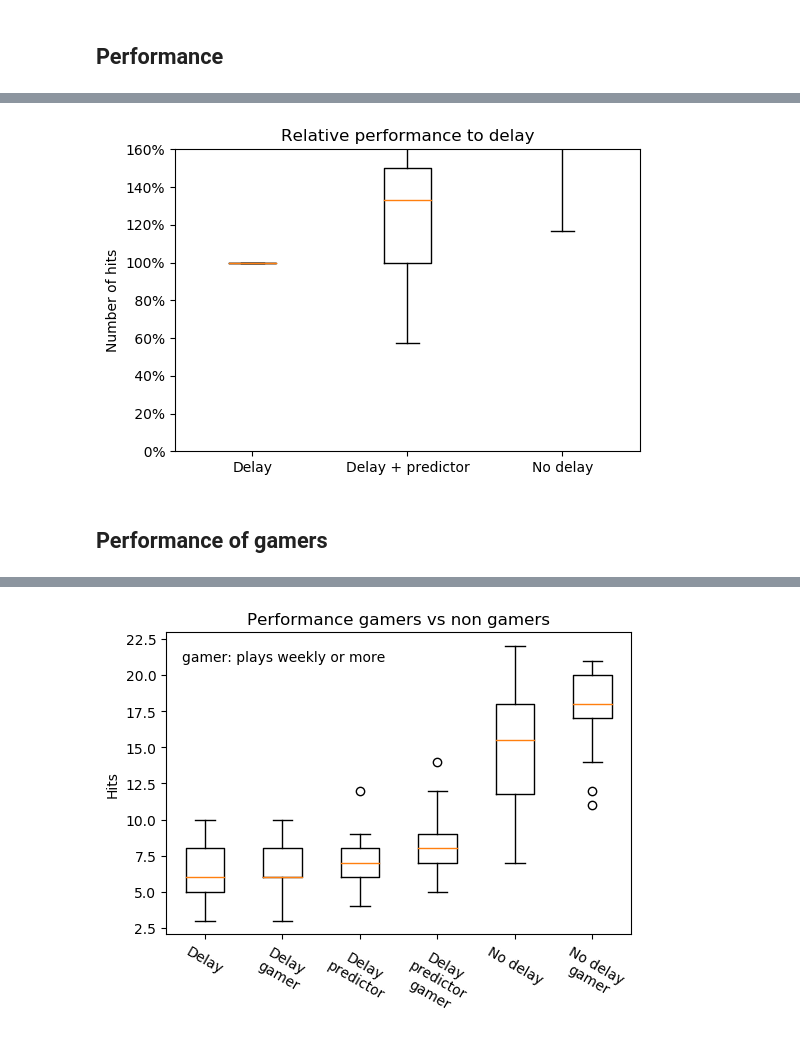
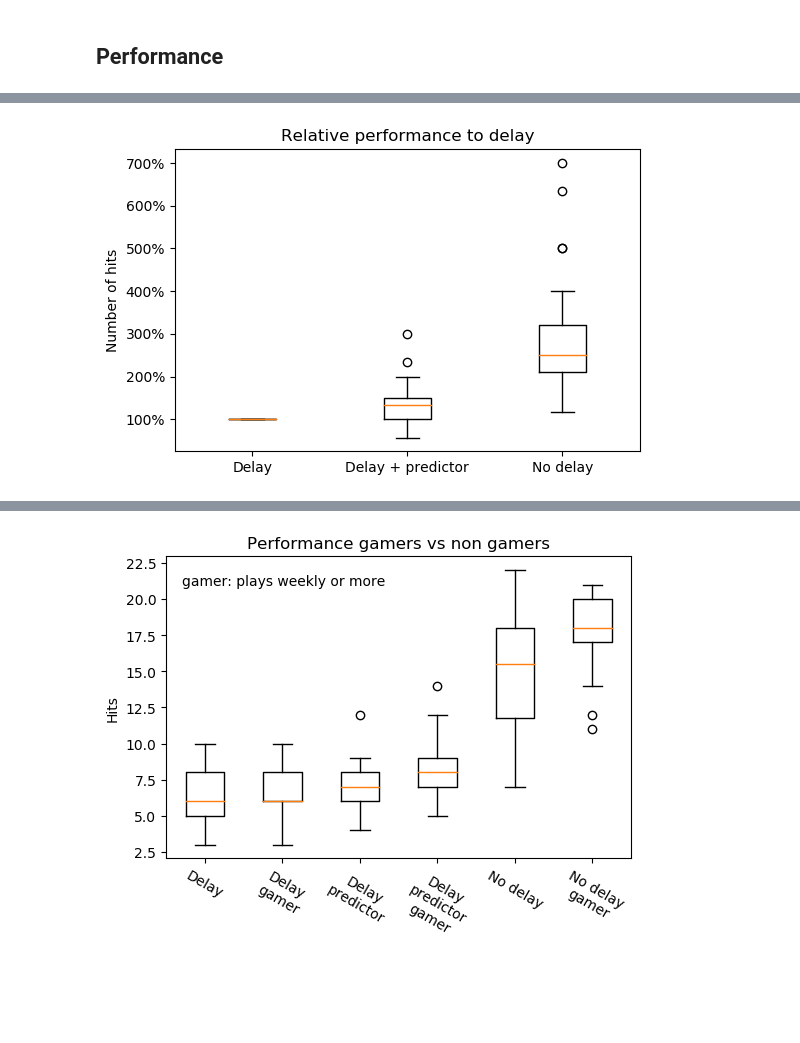
Before and after one commit to martinloland/master_thesis, a Jupyter notebook: data/experiment_data.ipynb, the cells around one changed output, grey strips where cells are left out. Saved outputs shown, nothing was run; the diff lists cells and outputs as text; code cells hidden in the pictures; blank space fills up the shorter version.

Commit message:
graph

```diff
--- a/data/experiment_data.ipynb
+++ b/data/experiment_data.ipynb
@@ -65,16 +67,16 @@ plt.show()
 # %%
-rel = n_hits.astype(float)
-for row in rel:
-    de = row[1]
-    row[0]=row[0]/de
-    row[1]=row[1]/de
-    row[2]=row[2]/de
+# rel = n_hits.astype(float)
+# for row in rel:
+#     de = row[1]
+#     row[0]=row[0]/de
+#     row[1]=row[1]/de
+#     row[2]=row[2]/de
 
-fig, ax = plt.subplots(dpi=100)
-ax.set_title('Relative performance to delay + predictor')
-ax.boxplot(rel)
-ax.xaxis.set_major_formatter(ticker.FuncFormatter(exp_format))
-# ax.set_ylim([0,1.1])
-ax.set_yticklabels(['{:3.0f}%'.format(x*100) for x in ax.get_yticks()])
-plt.ylabel('Number of hits')
-plt.show()
+# fig, ax = plt.subplots(dpi=100)
+# ax.set_title('Relative performance to delay + predictor')
+# ax.boxplot(rel)
+# ax.xaxis.set_major_formatter(ticker.FuncFormatter(exp_format))
+# # ax.set_ylim([0,1.1])
+# ax.set_yticklabels(['{:3.0f}%'.format(x*100) for x in ax.get_yticks()])
+# plt.ylabel('Number of hits')
+# plt.show()
@@ -83,20 +83,18 @@ plt.show()
 # %%
 rel = n_hits.astype(float)
 for row in rel:
     de = row[0]
     row[0]=row[0]/de
     row[1]=row[1]/de
     row[2]=row[2]/de
 
 fig, ax = plt.subplots(dpi=100)
 ax.set_title('Relative performance to delay')
 ax.boxplot(rel)
 ax.xaxis.set_major_formatter(ticker.FuncFormatter(exp_format))
-ax.set_ylim([0,1.6])
+# ax.set_ylim([0,1.6])
 ax.set_yticklabels(['{:3.0f}%'.format(x*100) for x in ax.get_yticks()])
 plt.ylabel('Number of hits')
 plt.show()
 # %% [output]
-[figure, old version]
+[figure, new version]
-# %% [markdown]
-## Performance of gamers
```
Also changed, not shown: parts of 21 cells of this notebook, 3 other files.
